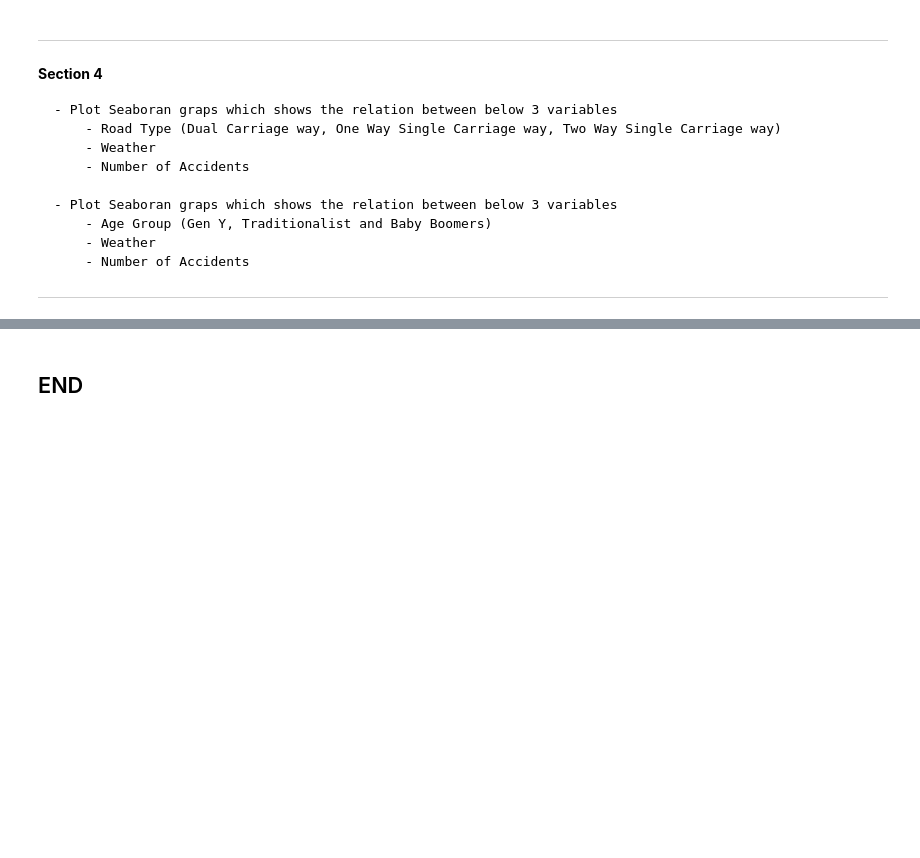
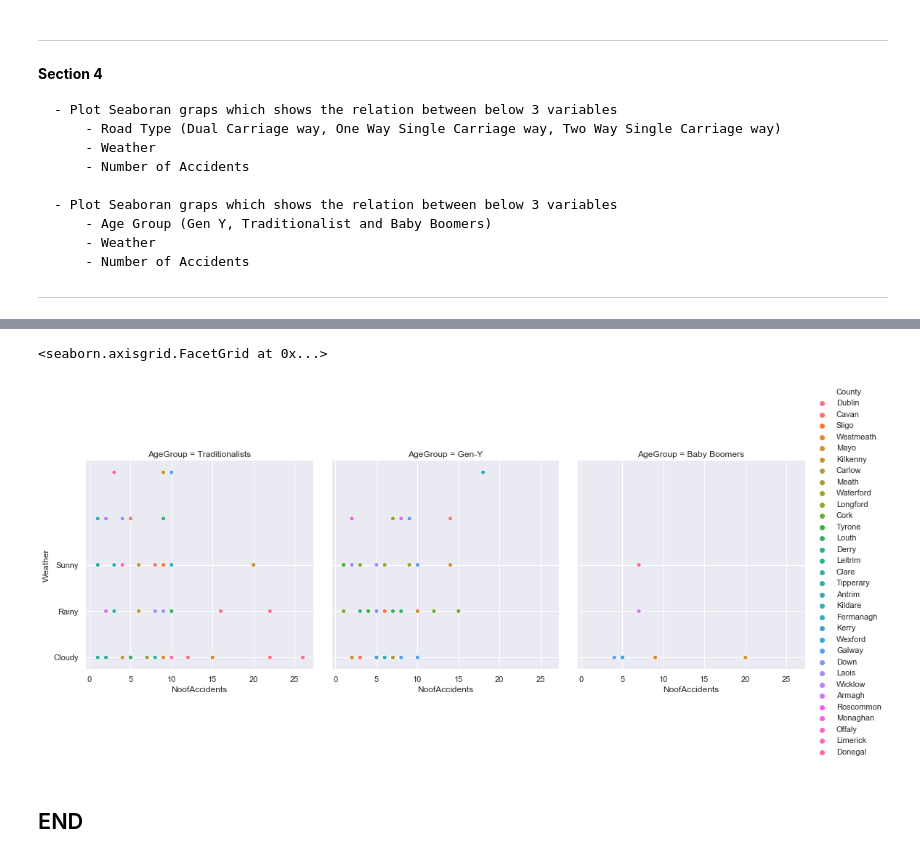
Before and after one commit to SomanathanSubramaniyan/PDA-Project, a Jupyter notebook: Programming for Data Analysis - Project.ipynb, the cells around one changed output, grey strips where cells are left out. Drawn from its saved outputs; the diff is of its cells as text; code cells hidden in the pictures; blank space fills up the shorter version.

Commit message:
Seaborn - relational plots

```diff
--- a/Programming for Data Analysis - Project.ipynb
+++ b/Programming for Data Analysis - Project.ipynb
@@ -336 +300,9 @@ sns.relplot(x='NoofAccidents', y='Weather', hue='VehicleType', col='AgeGroup',da
+# %%
+#seaborn relational plot to display the relationship between the variables accidents, weather, County and Age Group
+sns.set(style="darkgrid")
+sns.relplot(x='NoofAccidents', y='Weather', hue='County', col='AgeGroup',data=dataset)
+#**************************** SECTION 4 STARTS HERE ************************#
+# %% [output]
+<seaborn.axisgrid.FacetGrid at 0x...>
+[figure, added]
 # %% [markdown]
```
Also changed, not shown: parts of 5 cells of this notebook.
